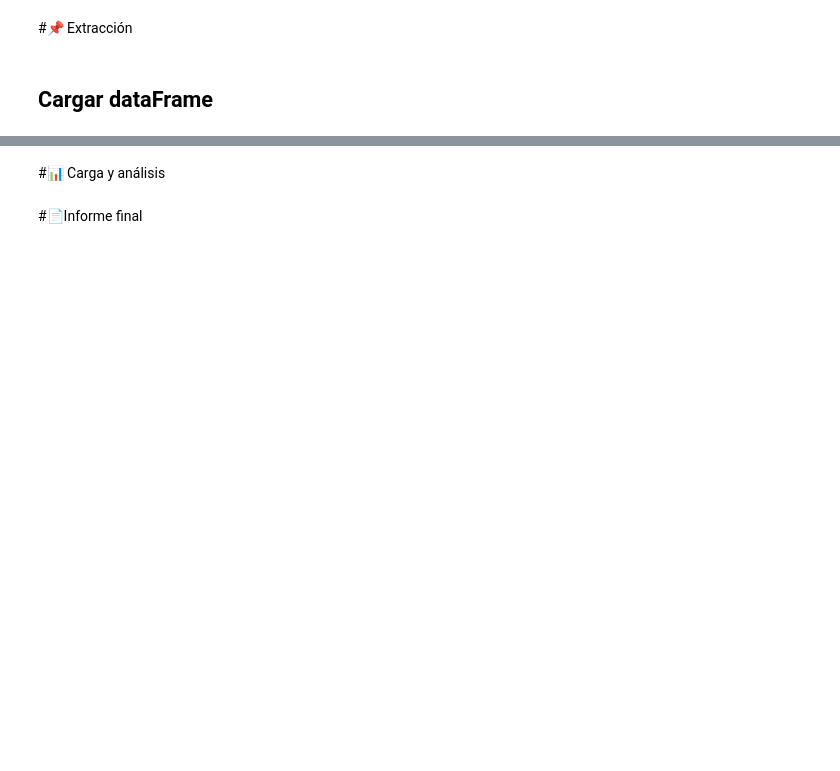
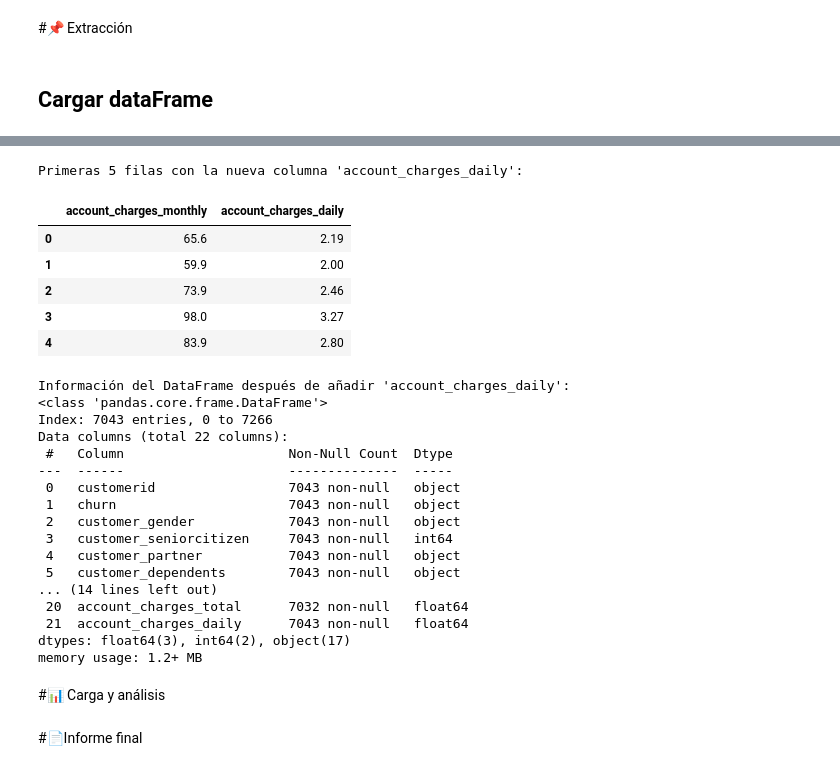
Before and after one commit to macollipal/C1-2044-numpy-analisis-numerico-eficiente-con-python, a Jupyter notebook: TelecomX_LATAM.ipynb, the cells around one changed output, grey strips where cells are left out. Cells and saved outputs as stored; diff of their text form; code cells hidden in the pictures; blank space fills up the shorter version.

```diff
--- a/TelecomX_LATAM.ipynb
+++ b/TelecomX_LATAM.ipynb
@@ -131,0 +182,5 @@ Primeras 3 filas:
+# %%
+# prompt: en el dtype sigue apareciendo tiypo object la comuna crurn
+
+df['churn'] = df['churn'].astype(str)
+#df.info()
@@ -132,3 +309,41 @@ Primeras 3 filas:
+# %%
+# prompt: Utiliza la facturación mensual para calcular el valor diario, solo 2 decimales, proporcionando una visión más detallada del comportamiento de los clientes a lo largo del tiempo.
+
+# Asumimos que el mes tiene 30 días para un cálculo diario aproximado.
+# Calcula el valor diario dividiendo los cargos mensuales por 30.
+# Redondea a 2 decimales para mantener precisión financiera.
+df['account_charges_daily'] = (df['account_charges_monthly'] / 30).round(2)
+
+print("\nPrimeras 5 filas con la nueva columna 'account_charges_daily':")
+display(df[['account_charges_monthly', 'account_charges_daily']].head())
+
+print("\nInformación del DataFrame después de añadir 'account_charges_daily':")
+df.info()
+# %% [output]
+Primeras 5 filas con la nueva columna 'account_charges_daily':
+|  | account_charges_monthly | account_charges_daily |
+| 0 | 65.6 | 2.19 |
+| 1 | 59.9 | 2.00 |
+| 2 | 73.9 | 2.46 |
+| 3 | 98.0 | 3.27 |
+| 4 | 83.9 | 2.80 |
+Información del DataFrame después de añadir 'account_charges_daily':
+<class 'pandas.core.frame.DataFrame'>
+Index: 7043 entries, 0 to 7266
+Data columns (total 22 columns):
+ #   Column                     Non-Null Count  Dtype
+---  ------                     --------------  -----
+ 0   customerid                 7043 non-null   object
+ 1   churn                      7043 non-null   object
+ 2   customer_gender            7043 non-null   object
+ 3   customer_seniorcitizen     7043 non-null   int64
+ 4   customer_partner           7043 non-null   object
+ 5   customer_dependents        7043 non-null   object
+... (14 lines left out)
+ 20  account_charges_total      7032 non-null   float64
+ 21  account_charges_daily      7043 non-null   float64
+dtypes: float64(3), int64(2), object(17)
+memory usage: 1.2+ MB
 # %% [markdown]
 #📊 Carga y análisis
 # %% [markdown]
```
Also changed, not shown: parts of 24 cells of this notebook.
